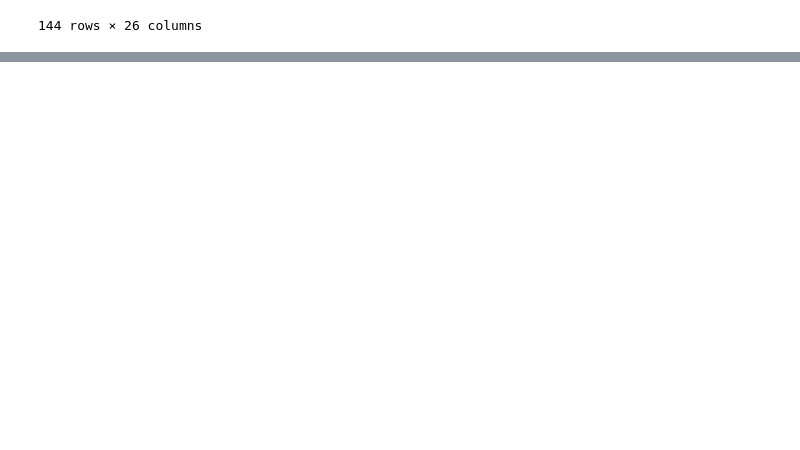
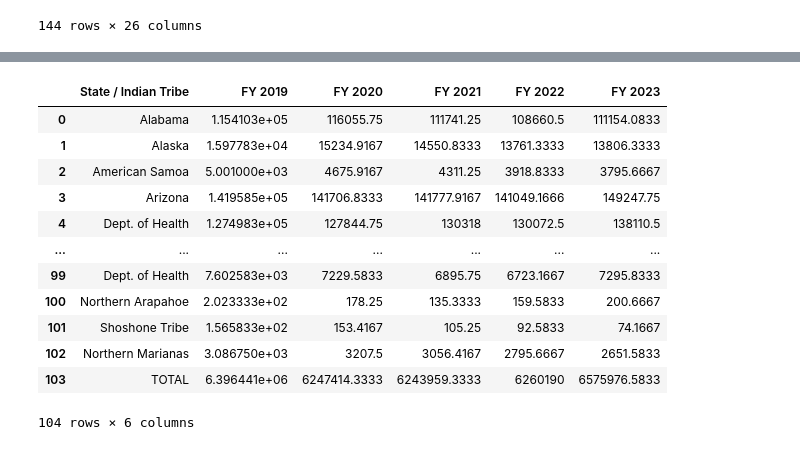
Before and after one commit to chadhollman/hrsa-grants-api, a Jupyter notebook: EHB Grants.ipynb, the cells around one changed output, grey strips where cells are left out. Cells and saved outputs as stored; diff of their text form; code cells hidden in the pictures; blank space fills up the shorter version.

```diff
--- a/EHB Grants.ipynb
+++ b/EHB Grants.ipynb
@@ -58,0 +199,18 @@ ehb_active_clean[(ehb_active_clean["HRSA Program Area Name"] == 'Maternal and Ch
+# %%
+wic_state_rename_df = wic_state_xls_df.rename(columns={'FY 2023\n': 'FY 2023'})
+wic_state_xls_clean = wic_state_rename_df.dropna().copy()
+wic_state_xls_clean
+# %% [output]
+|  | State / Indian Tribe | FY 2019 | FY 2020 | FY 2021 | FY 2022 | FY 2023 |
+| 0 | Alabama | 1.154103e+05 | 116055.75 | 111741.25 | 108660.5 | 111154.0833 |
+| 1 | Alaska | 1.597783e+04 | 15234.9167 | 14550.8333 | 13761.3333 | 13806.3333 |
+| 2 | American Samoa | 5.001000e+03 | 4675.9167 | 4311.25 | 3918.8333 | 3795.6667 |
+| 3 | Arizona | 1.419585e+05 | 141706.8333 | 141777.9167 | 141049.1666 | 149247.75 |
+| 4 | Dept. of Health | 1.274983e+05 | 127844.75 | 130318 | 130072.5 | 138110.5 |
+| ... | ... | ... | ... | ... | ... | ... |
+| 99 | Dept. of Health | 7.602583e+03 | 7229.5833 | 6895.75 | 6723.1667 | 7295.8333 |
+| 100 | Northern Arapahoe | 2.023333e+02 | 178.25 | 135.3333 | 159.5833 | 200.6667 |
+| 101 | Shoshone Tribe | 1.565833e+02 | 153.4167 | 105.25 | 92.5833 | 74.1667 |
+| 102 | Northern Marianas | 3.086750e+03 | 3207.5 | 3056.4167 | 2795.6667 | 2651.5833 |
+| 103 | TOTAL | 6.396441e+06 | 6247414.3333 | 6243959.3333 | 6260190 | 6575976.5833 |
+104 rows × 6 columns
```
Also changed, not shown: parts of 16 cells of this notebook.
